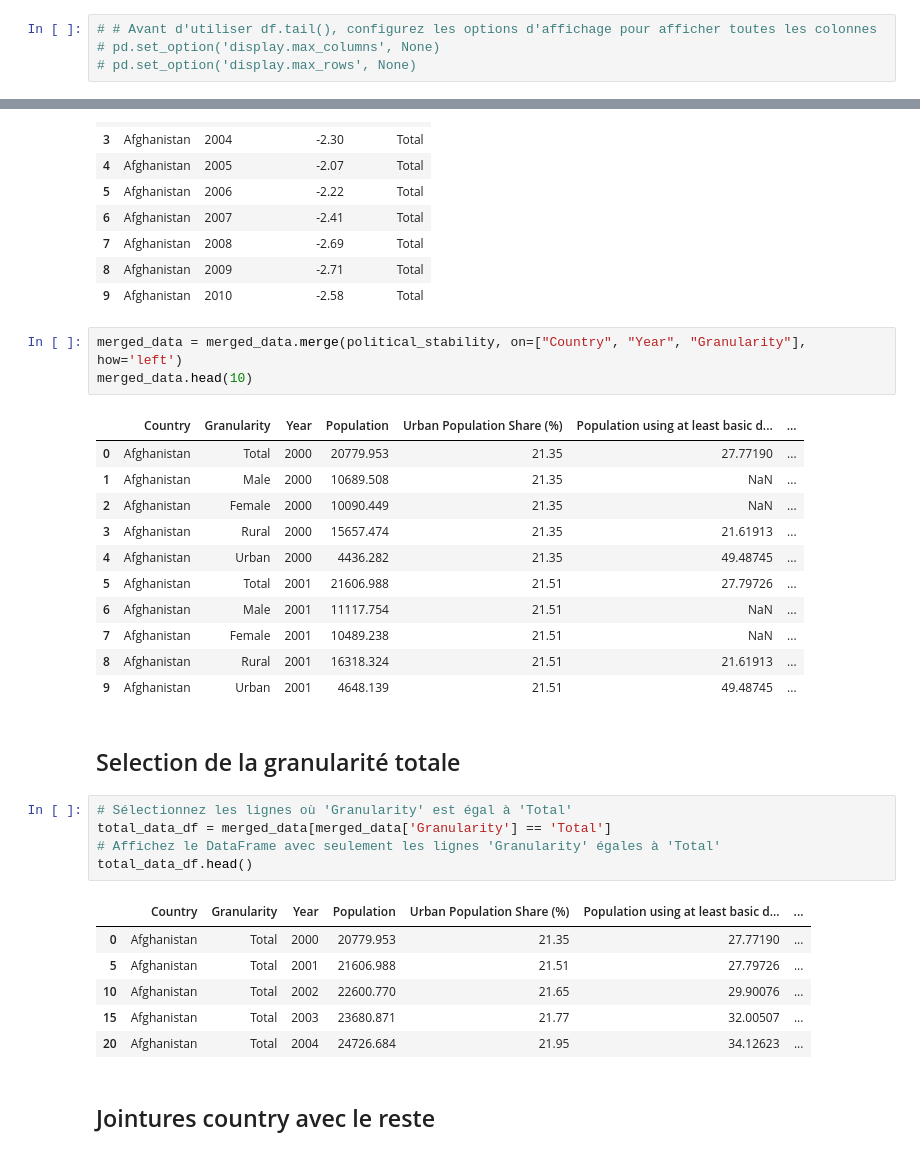
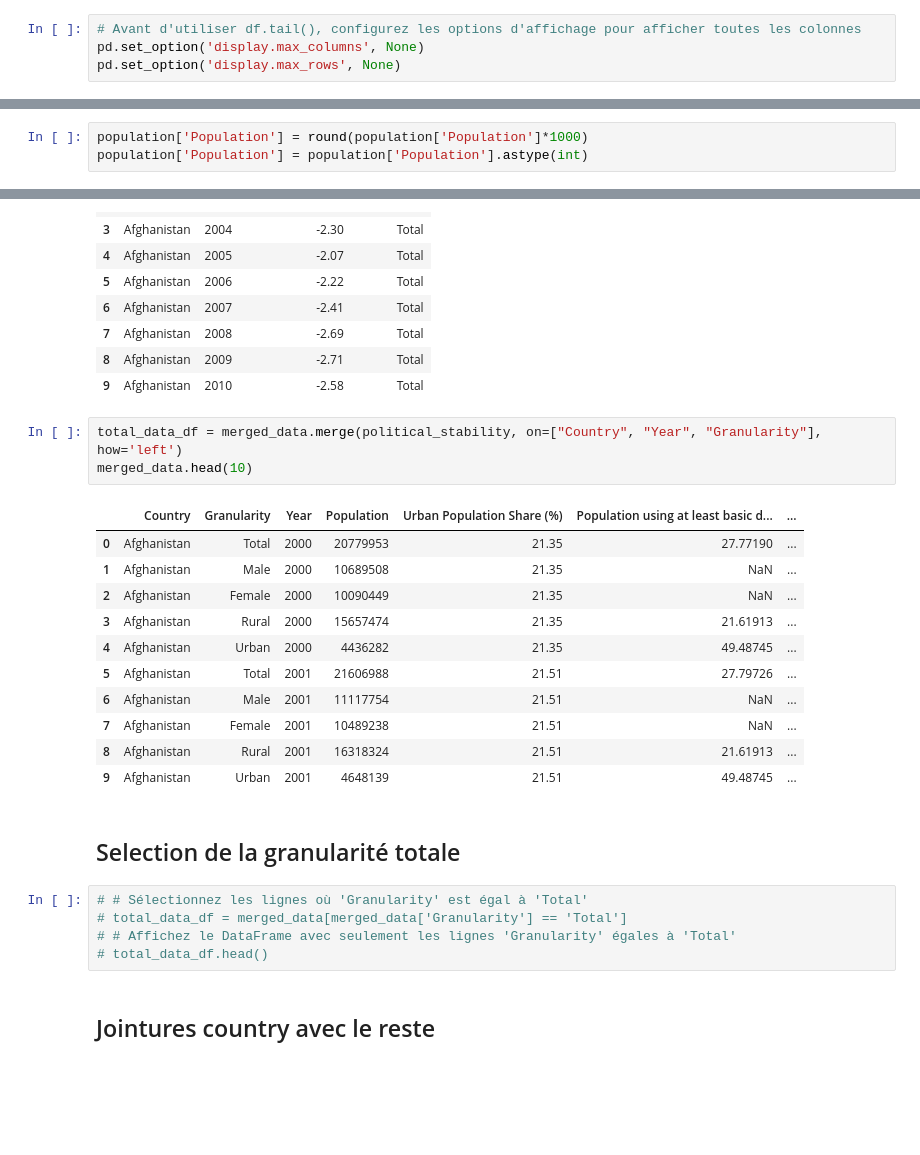
Before and after one commit to AntoineJBQ/P8, a Jupyter notebook: NOTEBOOK/P8.ipynb, the cells around one changed output, grey strips where cells are left out. Drawn from its saved outputs; the diff is of its cells as text; blank space fills up the shorter version.

```diff
--- a/NOTEBOOK/P8.ipynb
+++ b/NOTEBOOK/P8.ipynb
@@ -6,9 +6,9 @@ import numpy as np
 from sklearn.preprocessing import MinMaxScaler
 import fonctions as fc
 # %%
-# # Avant d'utiliser df.tail(), configurez les options d'affichage pour afficher toutes les colonnes
-# pd.set_option('display.max_columns', None)
-# pd.set_option('display.max_rows', None)
+# Avant d'utiliser df.tail(), configurez les options d'affichage pour afficher toutes les colonnes
+pd.set_option('display.max_columns', None)
+pd.set_option('display.max_rows', None)
 # %%
 mortality = pd.read_csv('DATA\\MortalityRateAttributedToWater.csv')
 political_stability = pd.read_csv('DATA\PoliticalStability.csv')
@@ -40,6 +40,9 @@ Data columns (total 4 columns):
  3   Population   20914 non-null  float64
 dtypes: float64(1), int64(1), object(2)
 memory usage: 653.7+ KB
+# %%
+population['Population'] = round(population['Population']*1000)
+population['Population'] = population['Population'].astype(int)
 # %%
 population.describe()
 # %% [output]
@@ -264,34 +267,27 @@ political_stability.head(10)
 | 8 | Afghanistan | 2009 | -2.71 | Total |
 | 9 | Afghanistan | 2010 | -2.58 | Total |
 # %%
-merged_data = merged_data.merge(political_stability, on=["Country", "Year", "Granularity"], how='left')
+total_data_df = merged_data.merge(political_stability, on=["Country", "Year", "Granularity"], how='left')
 merged_data.head(10)
 # %% [output]
 |  | Country | Granularity | Year | Population | Urban Population Share (%) | Population using at least basic d... | ... |
-| 0 | Afghanistan | Total | 2000 | 20779.953 | 21.35 | 27.77190 | ... |
-| 1 | Afghanistan | Male | 2000 | 10689.508 | 21.35 | NaN | ... |
-| 2 | Afghanistan | Female | 2000 | 10090.449 | 21.35 | NaN | ... |
-| 3 | Afghanistan | Rural | 2000 | 15657.474 | 21.35 | 21.61913 | ... |
-| 4 | Afghanistan | Urban | 2000 | 4436.282 | 21.35 | 49.48745 | ... |
-| 5 | Afghanistan | Total | 2001 | 21606.988 | 21.51 | 27.79726 | ... |
-| 6 | Afghanistan | Male | 2001 | 11117.754 | 21.51 | NaN | ... |
-| 7 | Afghanistan | Female | 2001 | 10489.238 | 21.51 | NaN | ... |
-| 8 | Afghanistan | Rural | 2001 | 16318.324 | 21.51 | 21.61913 | ... |
-| 9 | Afghanistan | Urban | 2001 | 4648.139 | 21.51 | 49.48745 | ... |
+| 0 | Afghanistan | Total | 2000 | 20779953 | 21.35 | 27.77190 | ... |
+| 1 | Afghanistan | Male | 2000 | 10689508 | 21.35 | NaN | ... |
+| 2 | Afghanistan | Female | 2000 | 10090449 | 21.35 | NaN | ... |
+| 3 | Afghanistan | Rural | 2000 | 15657474 | 21.35 | 21.61913 | ... |
+| 4 | Afghanistan | Urban | 2000 | 4436282 | 21.35 | 49.48745 | ... |
+| 5 | Afghanistan | Total | 2001 | 21606988 | 21.51 | 27.79726 | ... |
+| 6 | Afghanistan | Male | 2001 | 11117754 | 21.51 | NaN | ... |
+| 7 | Afghanistan | Female | 2001 | 10489238 | 21.51 | NaN | ... |
+| 8 | Afghanistan | Rural | 2001 | 16318324 | 21.51 | 21.61913 | ... |
+| 9 | Afghanistan | Urban | 2001 | 4648139 | 21.51 | 49.48745 | ... |
 # %% [markdown]
 ## Selection de la granularité totale
 # %%
-# Sélectionnez les lignes où 'Granularity' est égal à 'Total'
-total_data_df = merged_data[merged_data['Granularity'] == 'Total']
-# Affichez le DataFrame avec seulement les lignes 'Granularity' égales à 'Total'
-total_data_df.head()
+# # Sélectionnez les lignes où 'Granularity' est égal à 'Total'
+# total_data_df = merged_data[merged_data['Granularity'] == 'Total']
+# # Affichez le DataFrame avec seulement les lignes 'Granularity' égales à 'Total'
+# total_data_df.head()
-# %% [output]
-|  | Country | Granularity | Year | Population | Urban Population Share (%) | Population using at least basic d... | ... |
-| 0 | Afghanistan | Total | 2000 | 20779.953 | 21.35 | 27.77190 | ... |
-| 5 | Afghanistan | Total | 2001 | 21606.988 | 21.51 | 27.79726 | ... |
-| 10 | Afghanistan | Total | 2002 | 22600.770 | 21.65 | 29.90076 | ... |
-| 15 | Afghanistan | Total | 2003 | 23680.871 | 21.77 | 32.00507 | ... |
-| 20 | Afghanistan | Total | 2004 | 24726.684 | 21.95 | 34.12623 | ... |
 # %% [markdown]
 ## Jointures country avec le reste
 # %%
```
Also changed, not shown: parts of 46 cells of this notebook, 1 other file.
